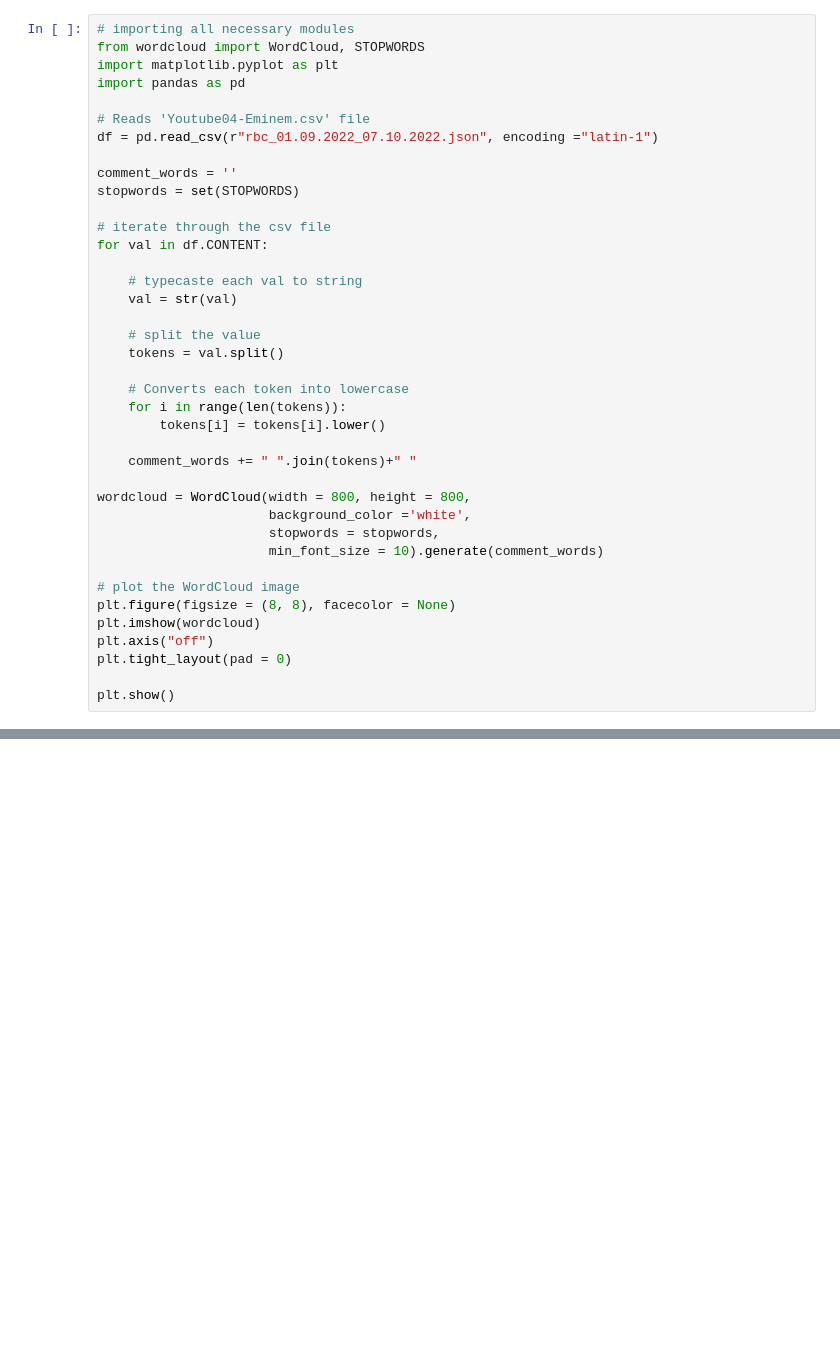
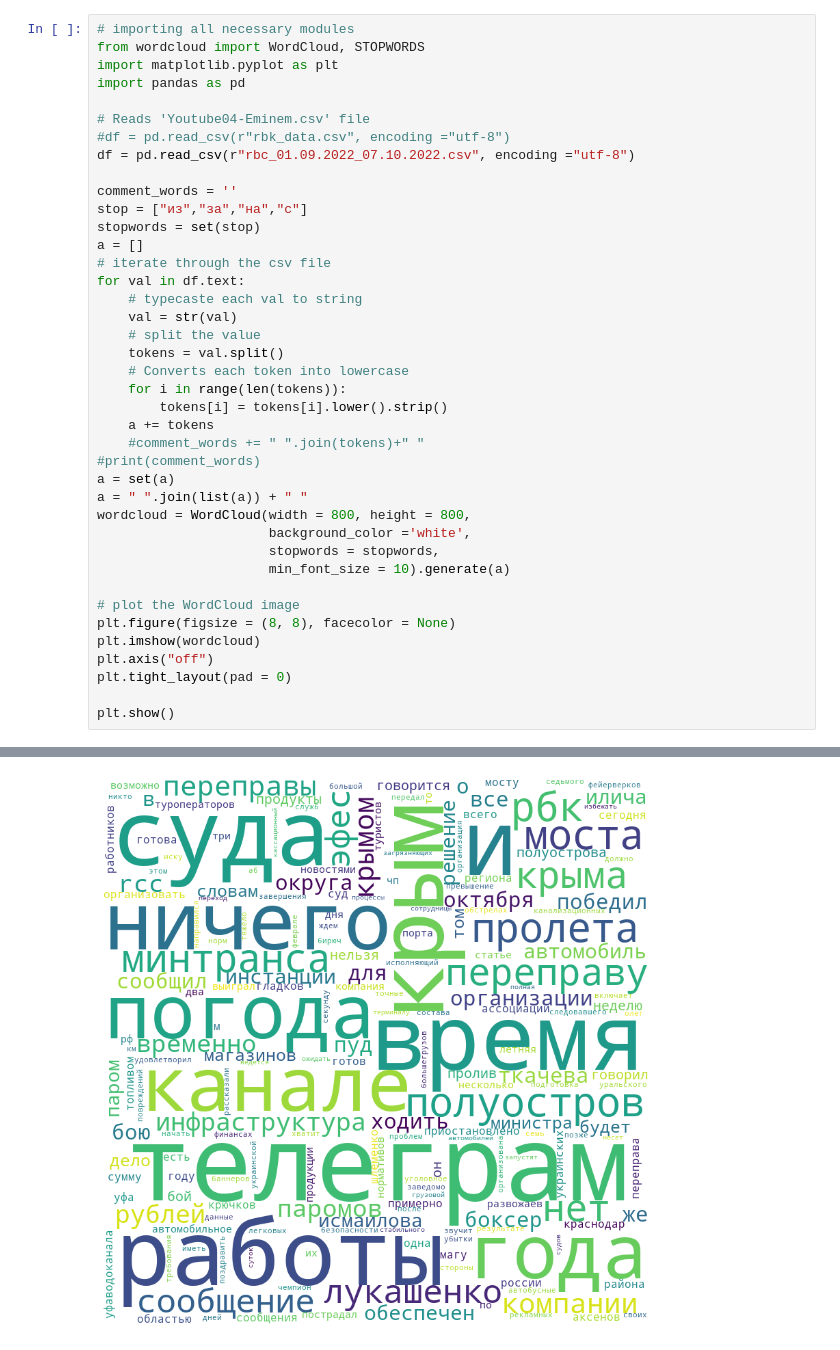
Before and after one commit to AnonimniyGeniy/moretech_prokhodilimimo, a Jupyter notebook: analysis.ipynb, the cells around one changed output, grey strips where cells are left out. Cells and saved outputs as stored; diff of their text form; blank space fills up the shorter version.

```diff
--- a/analysis.ipynb
+++ b/analysis.ipynb
@@ -5,30 +5,31 @@ import matplotlib.pyplot as plt
 import pandas as pd
 
 # Reads 'Youtube04-Eminem.csv' file
-df = pd.read_csv(r"rbc_01.09.2022_07.10.2022.json", encoding ="latin-1")
+#df = pd.read_csv(r"rbk_data.csv", encoding ="utf-8")
+df = pd.read_csv(r"rbc_01.09.2022_07.10.2022.csv", encoding ="utf-8")
 
 comment_words = ''
-stopwords = set(STOPWORDS)
-
+stop = ["из","за","на","с"]
+stopwords = set(stop)
+a = []
 # iterate through the csv file
-for val in df.CONTENT:
-
+for val in df.text:
     # typecaste each val to string
     val = str(val)
-
     # split the value
     tokens = val.split()
-
     # Converts each token into lowercase
     for i in range(len(tokens)):
-        tokens[i] = tokens[i].lower()
-
-    comment_words += " ".join(tokens)+" "
-
+        tokens[i] = tokens[i].lower().strip()
+    a += tokens
+    #comment_words += " ".join(tokens)+" "
+#print(comment_words)
+a = set(a)
+a = " ".join(list(a)) + " "
 wordcloud = WordCloud(width = 800, height = 800,
                       background_color ='white',
                       stopwords = stopwords,
-                      min_font_size = 10).generate(comment_words)
+                      min_font_size = 10).generate(a)
 
 # plot the WordCloud image
 plt.figure(figsize = (8, 8), facecolor = None)
@@ -41,0 +42 @@ ParserError: Error tokenizing data. C error: Expected 44 fields in line 4, saw 4
+[figure, added]
```
Also changed, not shown: parts of 1 cell of this notebook, 3 other files.
